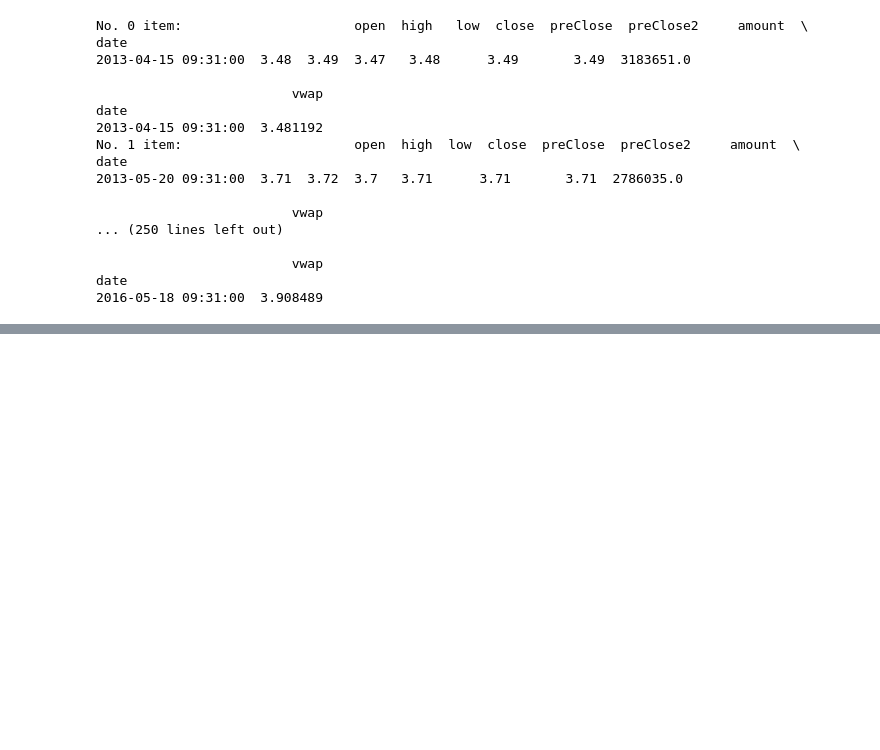
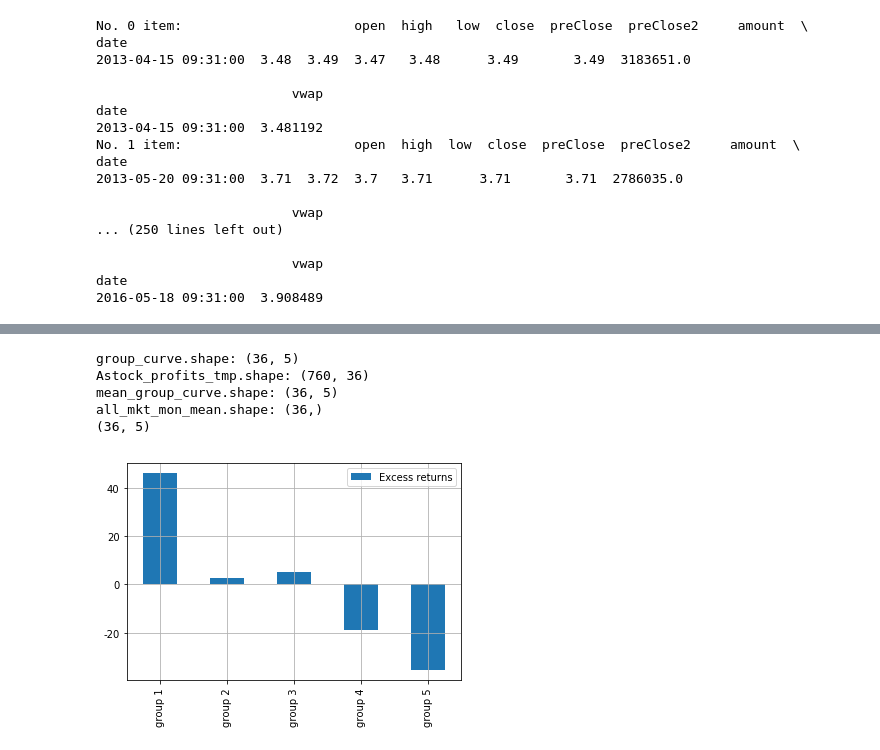
Before and after one commit to xiaotiancd/algorithmTrading, a Jupyter notebook: proj_1-SmartMoney/stock_selection.ipynb, the cells around one changed output, grey strips where cells are left out. Drawn from its saved outputs; the diff is of its cells as text; code cells hidden in the pictures; blank space fills up the shorter version.

```diff
--- a/proj_1-SmartMoney/stock_selection.ipynb
+++ b/proj_1-SmartMoney/stock_selection.ipynb
@@ -575,0 +616,37 @@ print Astock_profits_tmp[[0,1]].shape
+# %%
+u"""分组相对于市场平均收益的超额收益（月度均值）"""
+print "group_curve.shape:", group_curve.shape
+print "Astock_profits_tmp.shape:", Astock_profits_tmp[:,1:].shape
+all_mkt_mon_mean = np.mean(Astock_profits_tmp[:,1:], axis = 0)
+print "mean_group_curve.shape:", group_curve.shape
+print "all_mkt_mon_mean.shape:", all_mkt_mon_mean.shape
+group_profits_rt = np.array([])
+for group_item in xrange(group_num):
+#     print "--------------"
+#     print "group_curve:", np.mean(group_curve[:, group_item] - all_mkt_mon_mean)
+#     print "all_mkt_mon_mean:", all_mkt_mon_mean
+    group_profits_item = np.divide(group_curve[:, group_item] - all_mkt_mon_mean, abs(all_mkt_mon_mean))*100.0
+    if group_profits_rt.size == 0:
+        group_profits_rt = group_profits_item[:,np.newaxis]
+    else:
+        group_profits_rt = np.hstack((group_profits_rt, group_profits_item[:,np.newaxis]))
+print group_profits_rt.shape
+group_profits_rt = np.mean(group_profits_rt, axis=0)
+# mkt_mean = np.mean(all_mkt_mon_mean)
+# mkt_mean = np.mean(Astock_profits_tmp[:,1:].ravel())
+# mean_group_curve = np.mean(group_curve, axis = 0)
+# group_profits_rt = (mean_group_curve/mkt_mean - 1.0)*100.0
+
+show_group_profits_rt = pd.DataFrame(group_profits_rt, index=['group 1','group 2'
+                                               ,'group 3','group 4','group 5'], columns=['Excess returns'])
+ax = show_group_profits_rt.plot(kind='bar')
+ax.grid(True)
+# print dir(ax)
+plt.show()
+# %% [output]
+group_curve.shape: (36, 5)
+Astock_profits_tmp.shape: (760, 36)
+mean_group_curve.shape: (36, 5)
+all_mkt_mon_mean.shape: (36,)
+(36, 5)
+[figure, added]
```
Also changed, not shown: parts of 7 cells of this notebook, 1 other file.
